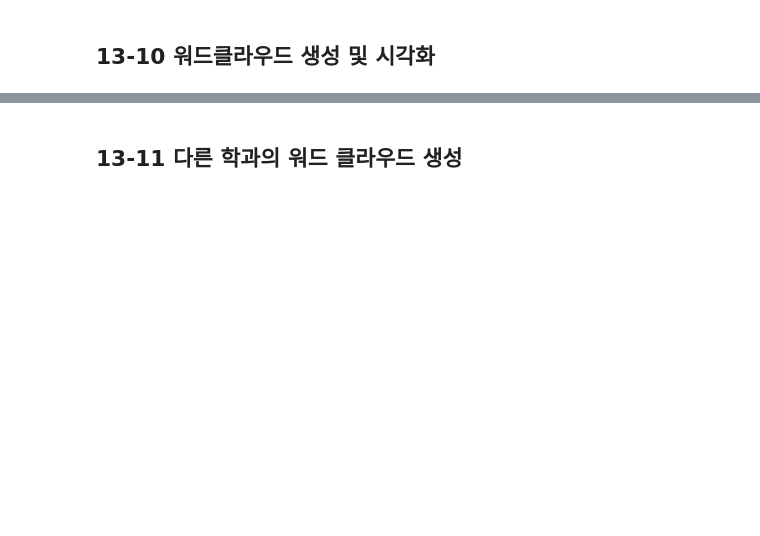
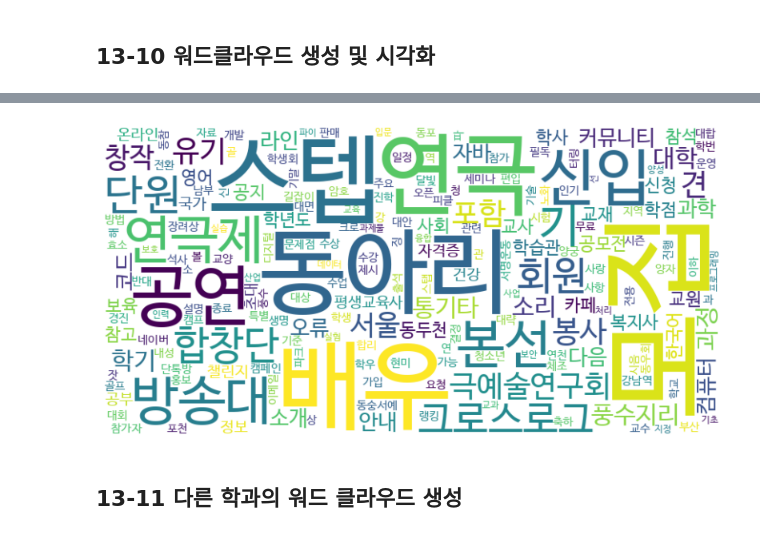
Before and after one commit to mors119/Data-Analysis-with-Open-Source, a Jupyter notebook: 오픈소스_데이터_분석_13강.ipynb, the cells around one changed output, grey strips where cells are left out. Cells and saved outputs as stored; diff of their text form; code cells hidden in the pictures; blank space fills up the shorter version.

```diff
--- a/오픈소스_데이터_분석_13강.ipynb
+++ b/오픈소스_데이터_분석_13강.ipynb
@@ -110,6 +110,7 @@ Successfully installed google-colab-selenium-1.0.15 jedi-0.19.2 outcome-1.3.0.po
 # %% [markdown]
 ## 13-2 웹 스크래핑 함수 정의 및 실행
 # %%
+import time
 import google_colab_selenium as gs
 from lxml import html
 
@@ -117,6 +118,16 @@ from lxml import html
 def get_page(driver, url):
     # url 페이지로 이동
     driver.get(url)
+
+    # 페이지가 로딩되고 리다이렉션이 완료될 때까지 대기
+    time.sleep(3)  # 페이지가 완전히 로드될 시간을 주기 위해 잠시 대기
+
+    # 페이지가 리다이렉트된 경우 새로 고침
+    driver.refresh()  # 페이지 새로 고침
+
+    # 다시 대기하여 새로 로드된 페이지 확인
+    time.sleep(3)
+
     # 해당 페이지의 html을 page_content로 저장
     page_content = driver.page_source
     # page_content를 lxml의 html 객체로 변환하고 tree로 저장
@@ -313,9 +438,9 @@ from collections import Counter
 def get_word_count(df):
     if not df.empty:
         # 모든 명사의 리스트를 구함
-
+        all_nouns = df['명사'].sum()
         # 모든 명사들에 대한 Counter 객체(빈도 정보) 를 반환
-
+        return Counter(all_nouns)
 
 ## cs_df의 단어 빈도 계산
 word_count = get_word_count(cs_df)
@@ -331,27 +487,29 @@ for word, freq in word_count.most_common(30):
 # %%
 from wordcloud import WordCloud
 import matplotlib.pyplot as plt
 
 ## 단어 빈도를 바탕으로 워드클라우드 생성 및 표시
 def plot_wordcloud(word_count):
     ## 워드 클라우드 생성
     wordcloud = WordCloud(
         width=800,
         height=400,
         background_color='white',
         colormap='viridis',
         font_path='/usr/share/fonts/truetype/nanum/NanumBarunGothic.ttf' ## 한글 폰트 경로 지정
-        ).# word_count의 빈도 정보를 이용하여 생성
+        ).generate_from_frequencies(word_count)# word_count의 빈도 정보를 이용하여 생성
 
     plt.figure(figsize=(10, 5))
     plt.imshow(wordcloud, interpolation='bilinear') ## 이미지 표시
     plt.axis("off") ## 축 비활성화
     plt.show() ## 그래프 표시
 
 ## cs_df에서 단어 빈도 계산
 word_count = get_word_count(cs_df)
 ## 워드클라우드 생성 및 표시
 plot_wordcloud(word_count)
+# %% [output]
+[figure, added]
 # %% [markdown]
 ## 13-11 다른 학과의 워드 클라우드 생성
 # %%
```
Also changed, not shown: parts of 20 cells of this notebook.
